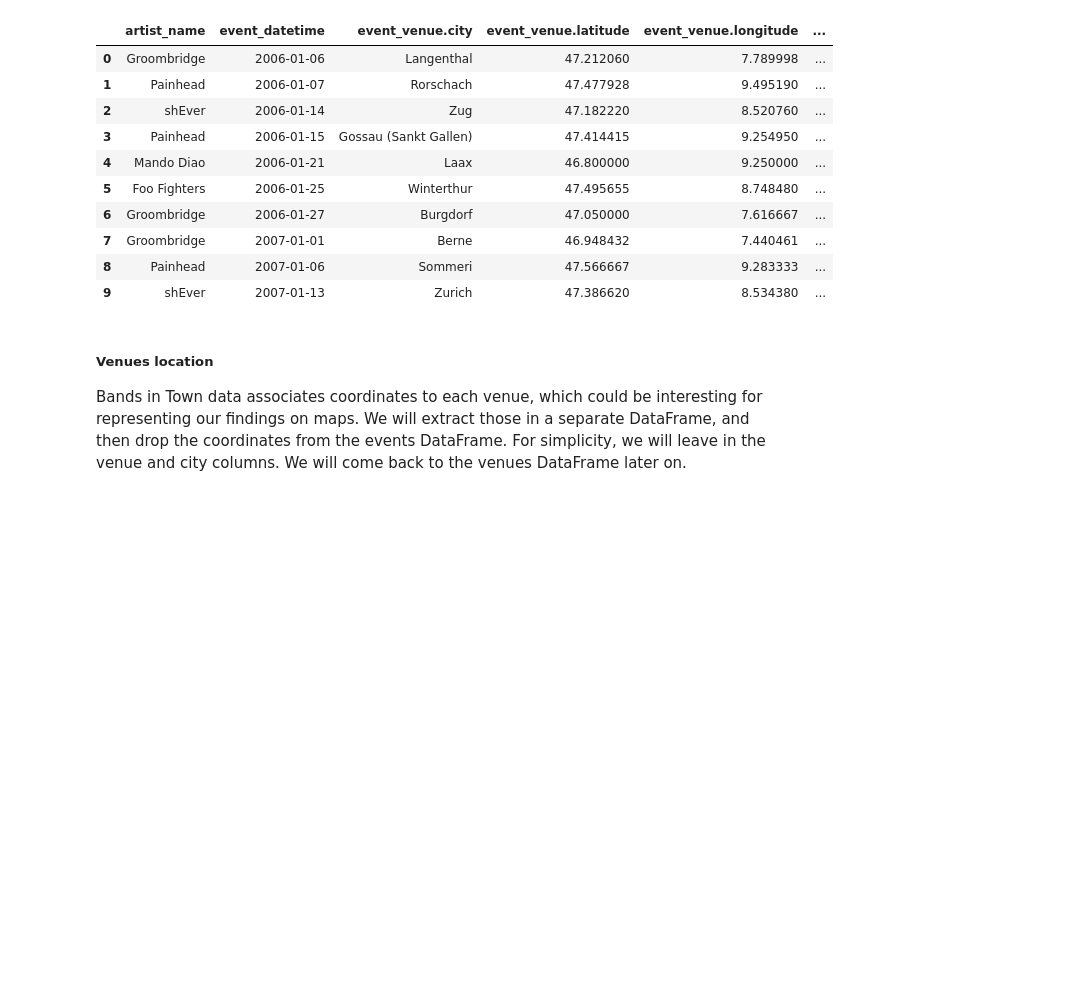
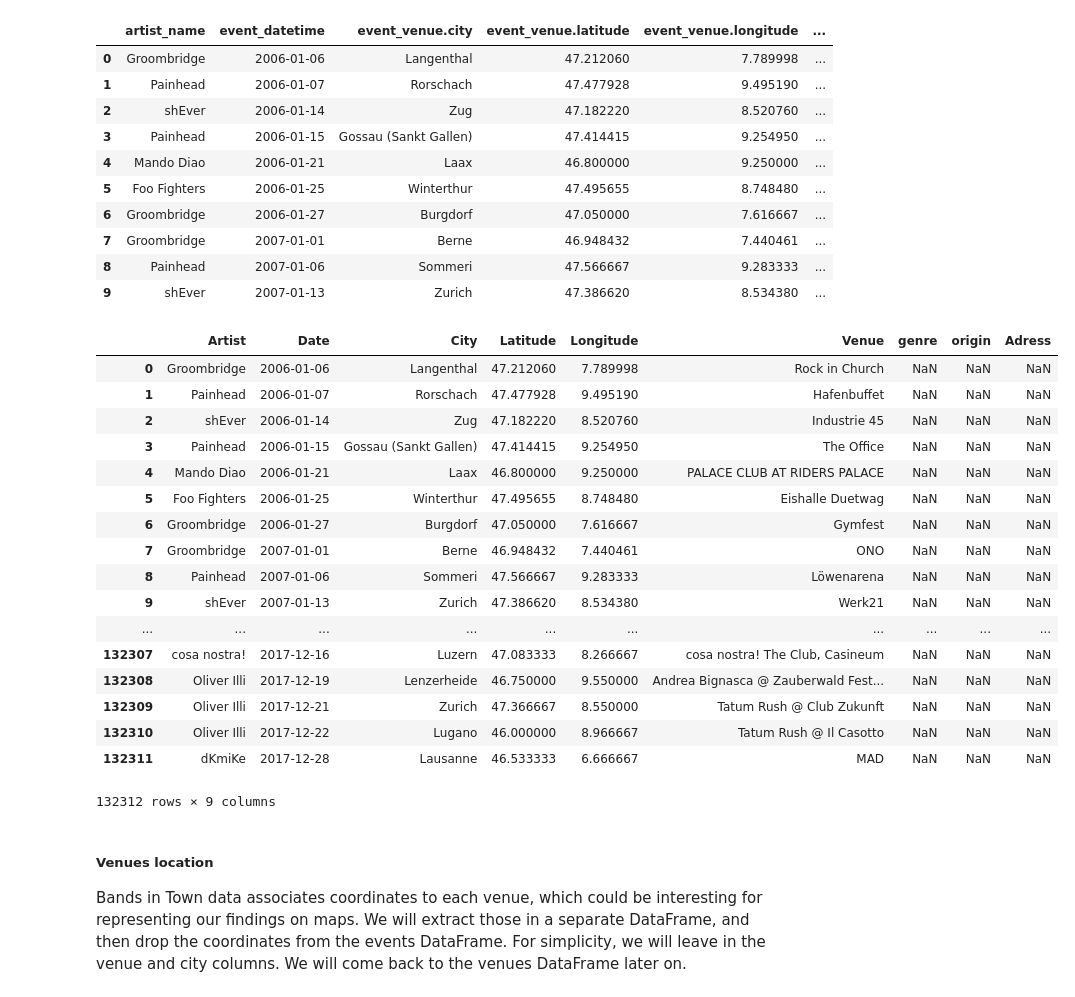
Before and after one commit to sareban/ada-project, a Jupyter notebook: Preprocessing.ipynb, the cells around one changed output. Saved outputs shown, nothing was run; the diff lists cells and outputs as text; code cells hidden in the pictures; blank space fills up the shorter version.

```diff
--- a/Preprocessing.ipynb
+++ b/Preprocessing.ipynb
@@ -135,6 +148,31 @@ total_bands_in_town.head(10)
 | 7 | Groombridge | 2007-01-01 | Berne | 46.948432 | 7.440461 | ... |
 | 8 | Painhead | 2007-01-06 | Sommeri | 47.566667 | 9.283333 | ... |
 | 9 | shEver | 2007-01-13 | Zurich | 47.386620 | 8.534380 | ... |
+# %%
+total_bands_in_town.columns = ['Artist', 'Date', 'City', 'Latitude', 'Longitude', 'Venue']
+total_bands_in_town['genre'] = np.nan
+total_bands_in_town['origin'] = np.nan
+total_bands_in_town['Adress'] = np.nan
+total_bands_in_town
+# %% [output]
+|  | Artist | Date | City | Latitude | Longitude | Venue | genre | origin | Adress |
+| 0 | Groombridge | 2006-01-06 | Langenthal | 47.212060 | 7.789998 | Rock in Church | NaN | NaN | NaN |
+| 1 | Painhead | 2006-01-07 | Rorschach | 47.477928 | 9.495190 | Hafenbuffet | NaN | NaN | NaN |
+| 2 | shEver | 2006-01-14 | Zug | 47.182220 | 8.520760 | Industrie 45 | NaN | NaN | NaN |
+| 3 | Painhead | 2006-01-15 | Gossau (Sankt Gallen) | 47.414415 | 9.254950 | The Office | NaN | NaN | NaN |
+| 4 | Mando Diao | 2006-01-21 | Laax | 46.800000 | 9.250000 | PALACE CLUB AT RIDERS PALACE | NaN | NaN | NaN |
+| 5 | Foo Fighters | 2006-01-25 | Winterthur | 47.495655 | 8.748480 | Eishalle Duetwag | NaN | NaN | NaN |
+| 6 | Groombridge | 2006-01-27 | Burgdorf | 47.050000 | 7.616667 | Gymfest | NaN | NaN | NaN |
+| 7 | Groombridge | 2007-01-01 | Berne | 46.948432 | 7.440461 | ONO | NaN | NaN | NaN |
+| 8 | Painhead | 2007-01-06 | Sommeri | 47.566667 | 9.283333 | Löwenarena | NaN | NaN | NaN |
+| 9 | shEver | 2007-01-13 | Zurich | 47.386620 | 8.534380 | Werk21 | NaN | NaN | NaN |
+| ... | ... | ... | ... | ... | ... | ... | ... | ... | ... |
+| 132307 | cosa nostra! | 2017-12-16 | Luzern | 47.083333 | 8.266667 | cosa nostra! The Club, Casineum | NaN | NaN | NaN |
+| 132308 | Oliver Illi | 2017-12-19 | Lenzerheide | 46.750000 | 9.550000 | Andrea Bignasca @ Zauberwald Fest... | NaN | NaN | NaN |
+| 132309 | Oliver Illi | 2017-12-21 | Zurich | 47.366667 | 8.550000 | Tatum Rush @ Club Zukunft | NaN | NaN | NaN |
+| 132310 | Oliver Illi | 2017-12-22 | Lugano | 46.000000 | 8.966667 | Tatum Rush @ Il Casotto | NaN | NaN | NaN |
+| 132311 | dKmiKe | 2017-12-28 | Lausanne | 46.533333 | 6.666667 | MAD | NaN | NaN | NaN |
+132312 rows × 9 columns
 # %% [markdown]
 ##### Venues location
 Bands in Town data associates coordinates to each venue, which could be interesting for representing our findings on maps. We will extract those in a separate DataFrame, and then drop the coordinates from the events DataFrame. For simplicity, we will leave in the venue and city columns. We will come back to the venues DataFrame later on.
```
Also changed, not shown: parts of 48 cells of this notebook, 3 other files.
